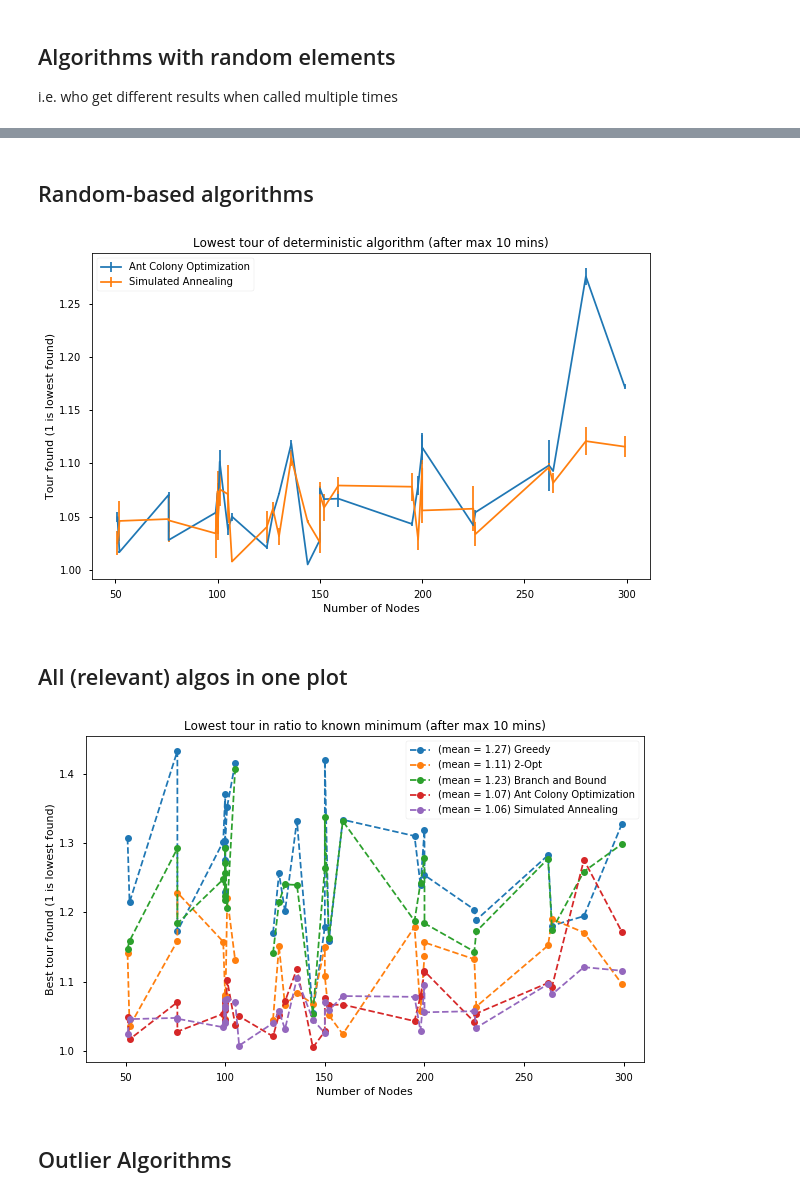
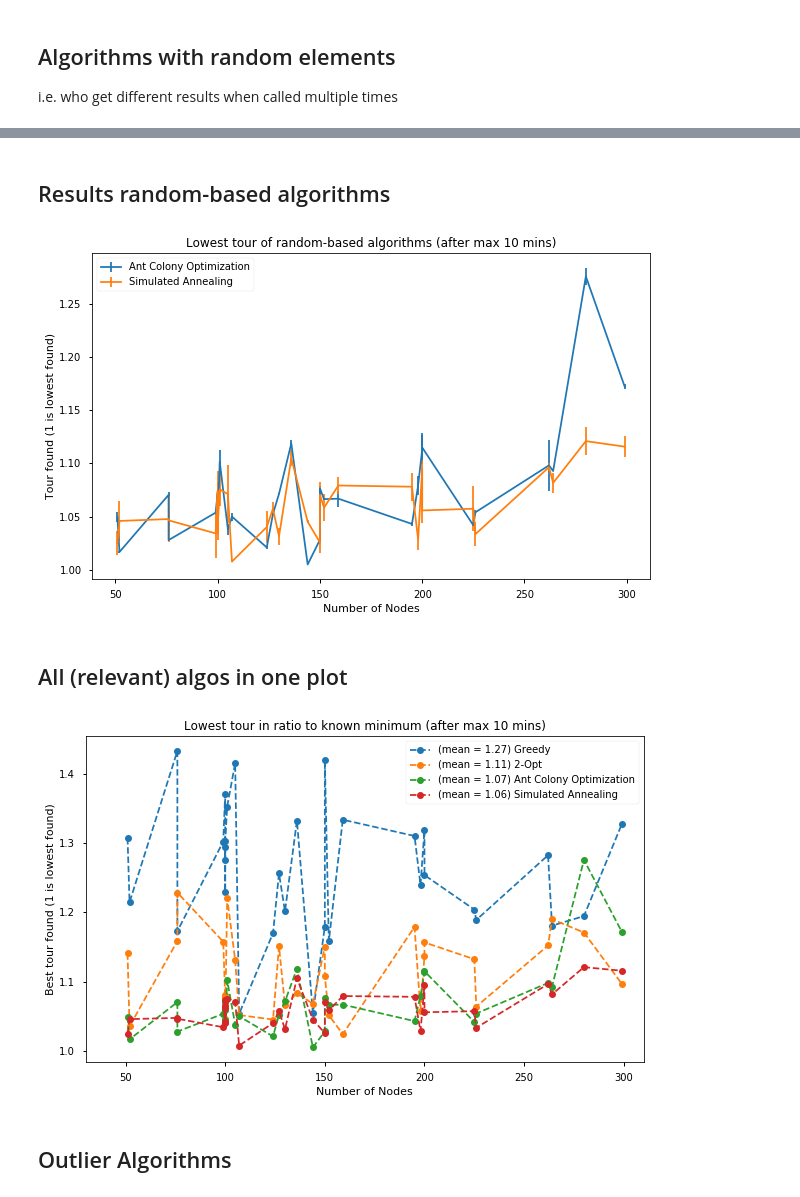
Before and after one commit to FabianWalocha/TSProject, a Jupyter notebook: benchmarking/Benchmarking.ipynb, the cells around one changed output, grey strips where cells are left out. Saved outputs shown, nothing was run; the diff lists cells and outputs as text; code cells hidden in the pictures.

```diff
--- a/benchmarking/Benchmarking.ipynb
+++ b/benchmarking/Benchmarking.ipynb
@@ -378,16 +353,13 @@ plt.savefig('../plots/compDeterministic.png', dpi=300, bbox_inches="tight")
 # %% [markdown]
-## Random-based algorithms
+## Results random-based algorithms
-# %%
-fileObject = open('../results/resRandom_2018-12-06_07-34-14', 'rb')
-r1 = pickle.load(fileObject)
-fileObject = open('../results/resRandom_2018-12-07_21-37-23', 'rb')
-r2 = pickle.load(fileObject)
-r = r1.merge(r2,on='Dataset')
-# r = r[r.Dataset!='pr107']
-#r.drop(columns=['SimmulatedAnnealing_x','GeneticAlgorithm'])
+# %%
+fileObject = open('../results/resRandom', 'rb')
+r = pickle.load(fileObject)
 # %%
 lowestVals = [x[1] for x in files]
 argSortNodes = np.argsort([len(pd.read_excel(datasets,x[0],header=None)) for x in files])
+sortNodes = np.sort([len(pd.read_excel(datasets,x[0],header=None)) for x in files])
+
 
 aco = r.AntColony
 mean_a = np.array([x[0] for x in aco])/np.array(lowestVals)
@@ -395,7 +367,7 @@ std_a = np.array([x[1] for x in aco])/np.array(lowestVals)
 ga = r.GeneticAlgorithm
 mean_g = np.array([x[0] for x in ga])/np.array(lowestVals)
 std_g = np.array([x[1] for x in ga])/np.array(lowestVals)
-sa = r.SimmulatedAnnealing_y
+sa = r.SimulatedAnnealing
 mean_s = np.array([x[0] for x in sa])/np.array(lowestVals)
 std_s = np.array([x[1] for x in sa])/np.array(lowestVals)
 ra = r.RandomizedApproach
@@ -405,20 +377,14 @@ std_r = np.array([x[1] for x in ra])/np.array(lowestVals)
 res_mean = np.array([mean_a,mean_s,mean_g,mean_r])
 res_std = np.array([std_a,std_s,std_g,std_r])
 
+# Delete data related to kroA150 since results are erroneous
+del lowestVals[10]
+sortNodes = np.delete(sortNodes,[i for i,x in enumerate(argSortNodes==10) if x][0])
+argSortNodes = np.delete(argSortNodes,[i for i,x in enumerate(argSortNodes==10) if x][0])
+
 rm_si = np.array([res_mean[:,x] for x in argSortNodes])
 rs_si = np.array([res_std[:,x] for x in argSortNodes])
-
-rm_si = np.delete(rm_si,(20),axis=0)
-rs_si = np.delete(rs_si,(20),axis=0)
 # %%
-lowestVals = [x[1] for x in files]
-argSortNodes = np.argsort([len(pd.read_excel(datasets,x[0],header=None)) for x in files])
-sortNodes = np.sort([len(pd.read_excel(datasets,x[0],header=None)) for x in files])
-
-del lowestVals[20]
-argSortNodes = np.delete(argSortNodes,20)
-sortNodes = np.delete(sortNodes,20)
-
 plt.figure(figsize=(10,6))
 for idx in range(rm_si.shape[1]-2):
     plt.errorbar(sortNodes,rm_si[:,idx],yerr=rs_si[:,idx])
@@ -426,24 +392,24 @@ for idx in range(rm_si.shape[1]-2):
 plt.legend(['Ant Colony Optimization','Simulated Annealing','Genetic Algorithm','Randomized Approach'])
 plt.xlabel('Number of Nodes')
 plt.ylabel('Tour found (1 is lowest found)')
-plt.title('Lowest tour of deterministic algorithm (after max 10 mins)')
+plt.title('Lowest tour of random-based algorithms (after max 10 mins)')
 plt.savefig('../plots/compRandom.png', dpi=300, bbox_inches="tight")
 # %% [output]
-[figure, old version]
+[figure, new version]
 # %% [markdown]
 ## All (relevant) algos in one plot
 # %%
 plt.figure(figsize=(10,6))
 plt.plot(sortNodes,res_si,'--o')
 plt.plot(sortNodes,rm_si[:,:2],'--o')
 plt.xlim(30,310)
-plt.legend(['(mean = 1.27) Greedy', '(mean = 1.11) 2-Opt', '(mean = 1.23) Branch and Bound','(mean = 1.07) Ant Colony Optimization','(mean = 1.06) Simulated Annealing'],loc='upper right')
+plt.legend(['(mean = 1.27) Greedy', '(mean = 1.11) 2-Opt', '(mean = 1.07) Ant Colony Optimization','(mean = 1.06) Simulated Annealing'],loc='upper right')
 plt.xlabel('Number of Nodes')
 plt.ylabel('Best tour found (1 is lowest found)')
 plt.title('Lowest tour in ratio to known minimum (after max 10 mins)')
 plt.savefig('../plots/compAll.png', dpi=300, bbox_inches="tight")
 # %% [output]
-[figure, old version]
+[figure, new version]
 # %% [markdown]
 ## Outlier Algorithms
 # %%
```
Also changed, not shown: parts of 22 cells of this notebook, 12 other files.
